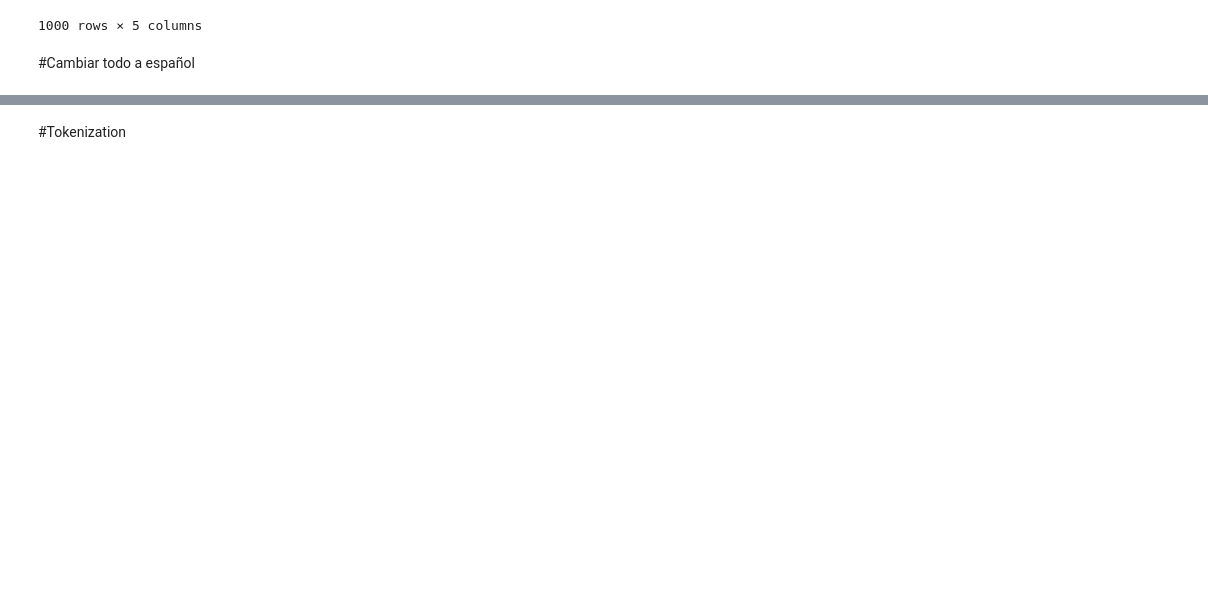
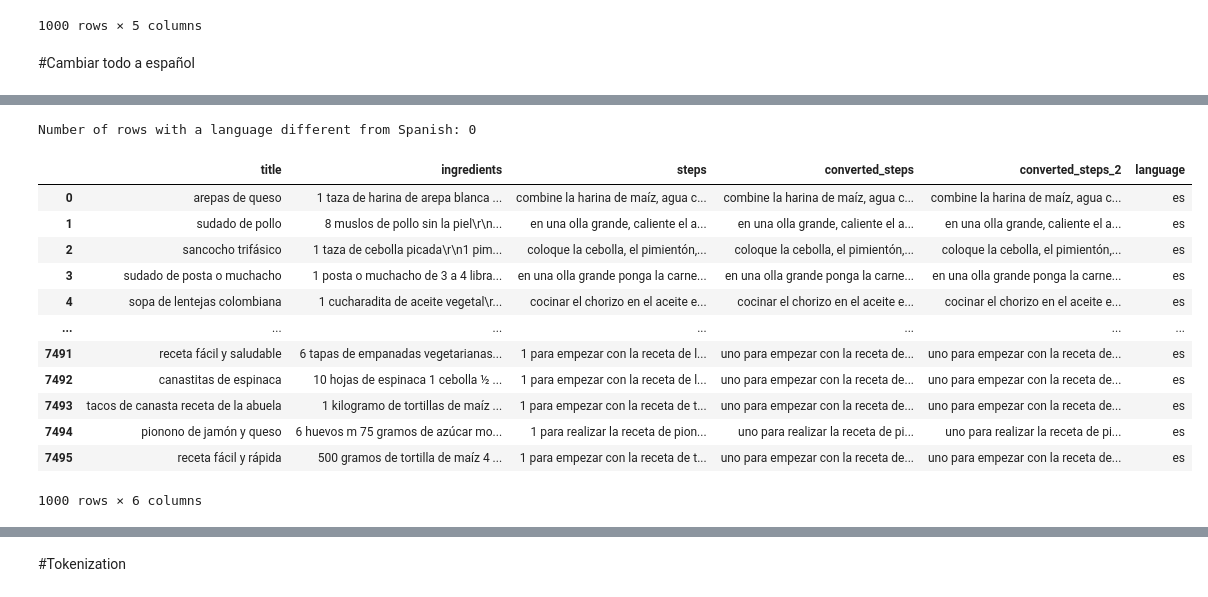
Before and after one commit to jmcaussade/Analitica_textual_con_ML_PF, a Jupyter notebook: Proyecto_Final_Dataset2.ipynb, the cells around one changed output, grey strips where cells are left out. Cells and saved outputs as stored; diff of their text form; code cells hidden in the pictures; blank space fills up the shorter version.

```diff
--- a/Proyecto_Final_Dataset2.ipynb
+++ b/Proyecto_Final_Dataset2.ipynb
@@ -253,22 +262,2 @@ df = df.drop(columns=['converted_steps'])
 # %% [markdown]
 #Cambiar todo a español
-# %%
-# Function to detect language
-def detect_language(text):
-    try:
-        return detect(text)
-    except:
-        return "unknown"  # Handle cases where detection might fail
-
-# Apply language detection to the column
-df['language'] = df['text'].apply(detect_language)
-
-# Filter rows based on language
-spanish_rows = df[df['language'] == 'es']
-english_rows = df[df['language'] == 'en']
-
-print(df)
-print("\nRows in Spanish:")
-print(spanish_rows)
-print("\nRows in English:")
-print(english_rows)
@@ -297,0 +264,16 @@ Name: 0, dtype: object
+# %%
+# Function to detect the language of a given text
+def detect_language(text):
+    try:
+        return detect(text)  # Detects the language and returns a language code (e.g., 'es' for Spanish)
+    except:
+        return None  # Return None if language detection fails
+
+# Apply the language detection function to the 'steps' column
+df['language'] = df['steps'].apply(detect_language)
+
+# Check for rows where the language is not Spanish ('es')
+non_spanish_rows = df[df['language'] != 'es']
+
+# Display rows in non-Spanish languages
+print(non_spanish_rows)
@@ -297,0 +300,24 @@ Name: 0, dtype: object
+# %%
+# Count the number of rows where the language is not 'es' (not Spanish)
+non_spanish_count = (df['language'] != 'es').sum()
+
+# Print the result
+print(f"Number of rows with a language different from Spanish: {non_spanish_count}")
+# %% [output]
+Number of rows with a language different from Spanish: 0
+# %%
+df.head(1000)
+# %% [output]
+|  | title | ingredients | steps | converted_steps | converted_steps_2 | language |
+| 0 | arepas de queso | 1 taza de harina de arepa blanca ... | combine la harina de maíz, agua c... | combine la harina de maíz, agua c... | combine la harina de maíz, agua c... | es |
+| 1 | sudado de pollo | 8 muslos de pollo sin la piel\r\n... | en una olla grande, caliente el a... | en una olla grande, caliente el a... | en una olla grande, caliente el a... | es |
+| 2 | sancocho trifásico | 1 taza de cebolla picada\r\n1 pim... | coloque la cebolla, el pimientón,... | coloque la cebolla, el pimientón,... | coloque la cebolla, el pimientón,... | es |
+| 3 | sudado de posta o muchacho | 1 posta o muchacho de 3 a 4 libra... | en una olla grande ponga la carne... | en una olla grande ponga la carne... | en una olla grande ponga la carne... | es |
+| 4 | sopa de lentejas colombiana | 1 cucharadita de aceite vegetal\r... | cocinar el chorizo en el aceite e... | cocinar el chorizo en el aceite e... | cocinar el chorizo en el aceite e... | es |
+| ... | ... | ... | ... | ... | ... | ... |
+| 7491 | receta fácil y saludable | 6 tapas de empanadas vegetarianas... | 1 para empezar con la receta de l... | uno para empezar con la receta de... | uno para empezar con la receta de... | es |
+| 7492 | canastitas de espinaca | 10 hojas de espinaca 1 cebolla ½ ... | 1 para empezar con la receta de l... | uno para empezar con la receta de... | uno para empezar con la receta de... | es |
+| 7493 | tacos de canasta receta de la abuela | 1 kilogramo de tortillas de maíz ... | 1 para empezar con la receta de t... | uno para empezar con la receta de... | uno para empezar con la receta de... | es |
+| 7494 | pionono de jamón y queso | 6 huevos m 75 gramos de azúcar mo... | 1 para realizar la receta de pion... | uno para realizar la receta de pi... | uno para realizar la receta de pi... | es |
+| 7495 | receta fácil y rápida | 500 gramos de tortilla de maíz 4 ... | 1 para empezar con la receta de t... | uno para empezar con la receta de... | uno para empezar con la receta de... | es |
+1000 rows × 6 columns
```
Also changed, not shown: parts of 37 cells of this notebook.
